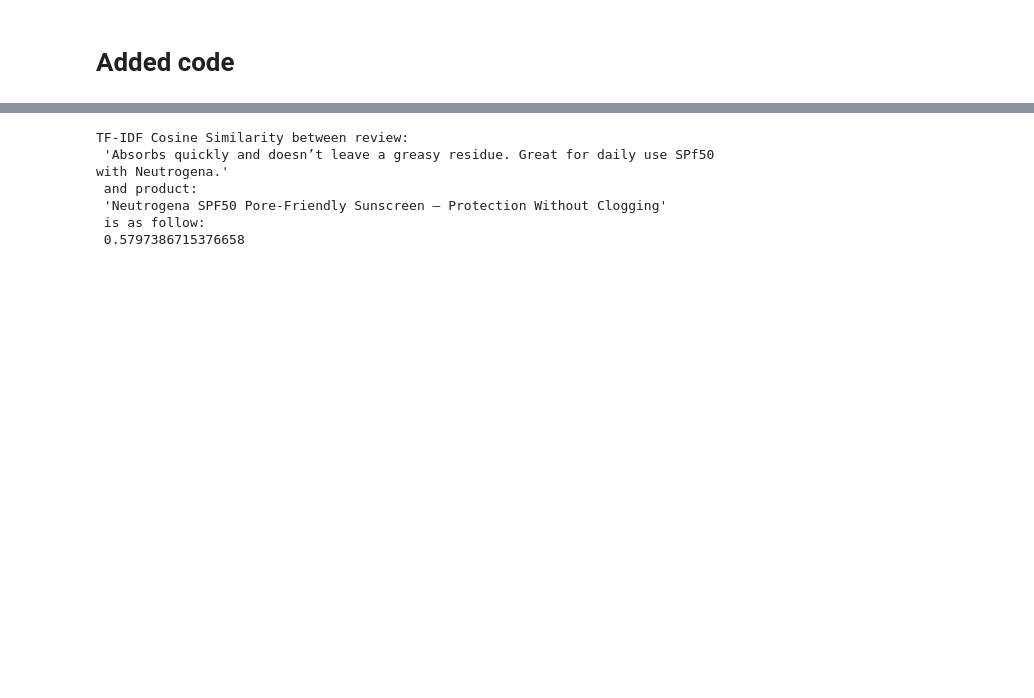
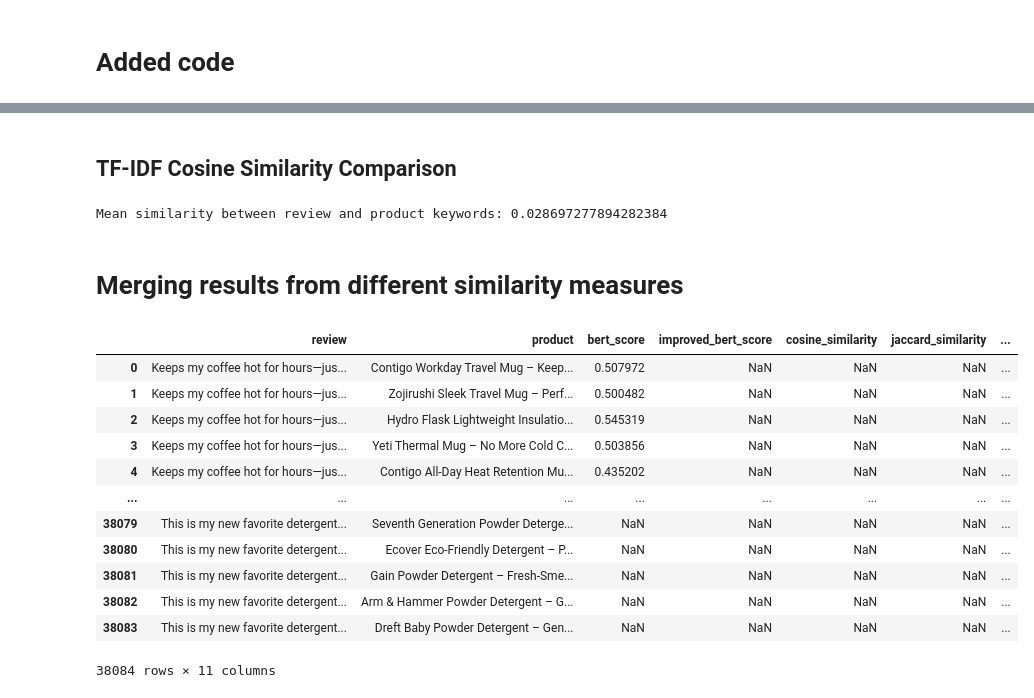
Before and after one commit to grant-TraDA/NLP-2024W, a Jupyter notebook: tutorial-excercises/tutorial 3 - llm/js_zl_nk_jz.ipynb, the cells around one changed output, grey strips where cells are left out. Cells and saved outputs as stored; diff of their text form; code cells hidden in the pictures; blank space fills up the shorter version.

```diff
--- a/tutorial-excercises/tutorial 3 - llm/js_zl_nk_jz.ipynb
+++ b/tutorial-excercises/tutorial 3 - llm/js_zl_nk_jz.ipynb
@@ -879,8 +917,19 @@ def compare_keywords_bleu_score(review_keywords, product_keywords):
     score = sentence_bleu([product_keywords], review_keywords)
     return score
 
-bleu_score = compare_keywords_bleu_score(review_data.get("other keywords", []), product_data.get("other keywords", []))
-print(
-    f"BLEU Score between review:\n '{review}'\n and product:\n '{product}'\n is as follow:\n {bleu_score}"
-)
+tqdm._instances.clear()
+bar = tqdm(total=len(merged_reviews) * len(merged_products))
+for review in merged_reviews:
+    for product in merged_products:
+        similarity_score = compare_keywords_bleu_score(review['other keywords'], product['other keywords'])
+        product_review_similarity_results.append({
+            'review': review['review'],
+            'product': product['product'],
+            'bleu_score': similarity_score
+        })
+
+        bar.update(1)
+
+bar.close()
+print("Mean similarity between review and product keywords:", np.mean([r['bleu_score'] for r in product_review_similarity_results if 'bleu_score' in r]))
 # %% [output]
@@ -939,3 +982,5 @@ ROUGE Score between review:
+# %% [markdown]
+## TF-IDF Cosine Similarity Comparison
 # %%
 from sklearn.feature_extraction.text import TfidfVectorizer
 from sklearn.metrics.pairwise import cosine_similarity
@@ -947,14 +992,43 @@ def compare_keywords_tfidf_cosine_similarity(review_keywords, product_keywords):
     similarity = cosine_similarity(tfidf_matrix[0:1], tfidf_matrix[1:2])
     return similarity[0][0]
 
-tfidf_cosine_similarity = compare_keywords_tfidf_cosine_similarity(review_data.get("other keywords", []), product_data.get("other keywords", []))
-print(
-    f"TF-IDF Cosine Similarity between review:\n '{review}'\n and product:\n '{product}'\n is as follow:\n {tfidf_cosine_similarity}"
-)
+tqdm._instances.clear()
+bar = tqdm(total=len(merged_reviews) * len(merged_products))
+
+for review in merged_reviews:
+    for product in merged_products:
+        similarity_score = compare_keywords_tfidf_cosine_similarity(review['other keywords'], product['other keywords'])
+        product_review_similarity_results.append({
+            'review': review['review'],
+            'product': product['product'],
+            'tfidf_cosine_similarity': similarity_score
+        })
+
+        bar.update(1)
+
+bar.close()
+print("Mean similarity between review and product keywords:", np.mean([r['tfidf_cosine_similarity'] for r in product_review_similarity_results if 'tfidf_cosine_similarity' in r]))
 # %% [output]
-TF-IDF Cosine Similarity between review:
- 'Absorbs quickly and doesn’t leave a greasy residue. Great for daily use SPf50 with Neutrogena.'
- and product:
- 'Neutrogena SPF50 Pore-Friendly Sunscreen – Protection Without Clogging'
- is as follow:
- 0.5797386715376658
+Mean similarity between review and product keywords: 0.028697277894282384
+# %% [markdown]
+# Merging results from different similarity measures
+# %%
+import pandas as pd
+
+product_review_similarity_df = pd.DataFrame(product_review_similarity_results)
+product_review_similarity_df.to_csv('js_zl_nk_js_product_review_similarity.csv', index=False)
+product_review_similarity_df
+# %% [output]
+|  | review | product | bert_score | improved_bert_score | cosine_similarity | jaccard_similarity | ... |
+| 0 | Keeps my coffee hot for hours—jus... | Contigo Workday Travel Mug – Keep... | 0.507972 | NaN | NaN | NaN | ... |
+| 1 | Keeps my coffee hot for hours—jus... | Zojirushi Sleek Travel Mug – Perf... | 0.500482 | NaN | NaN | NaN | ... |
+| 2 | Keeps my coffee hot for hours—jus... | Hydro Flask Lightweight Insulatio... | 0.545319 | NaN | NaN | NaN | ... |
+| 3 | Keeps my coffee hot for hours—jus... | Yeti Thermal Mug – No More Cold C... | 0.503856 | NaN | NaN | NaN | ... |
+| 4 | Keeps my coffee hot for hours—jus... | Contigo All-Day Heat Retention Mu... | 0.435202 | NaN | NaN | NaN | ... |
+| ... | ... | ... | ... | ... | ... | ... | ... |
+| 38079 | This is my new favorite detergent... | Seventh Generation Powder Deterge... | NaN | NaN | NaN | NaN | ... |
+| 38080 | This is my new favorite detergent... | Ecover Eco-Friendly Detergent – P... | NaN | NaN | NaN | NaN | ... |
+| 38081 | This is my new favorite detergent... | Gain Powder Detergent – Fresh-Sme... | NaN | NaN | NaN | NaN | ... |
+| 38082 | This is my new favorite detergent... | Arm & Hammer Powder Detergent – G... | NaN | NaN | NaN | NaN | ... |
+| 38083 | This is my new favorite detergent... | Dreft Baby Powder Detergent – Gen... | NaN | NaN | NaN | NaN | ... |
+38084 rows × 11 columns
```
Also changed, not shown: parts of 24 cells of this notebook, 2 other files.
